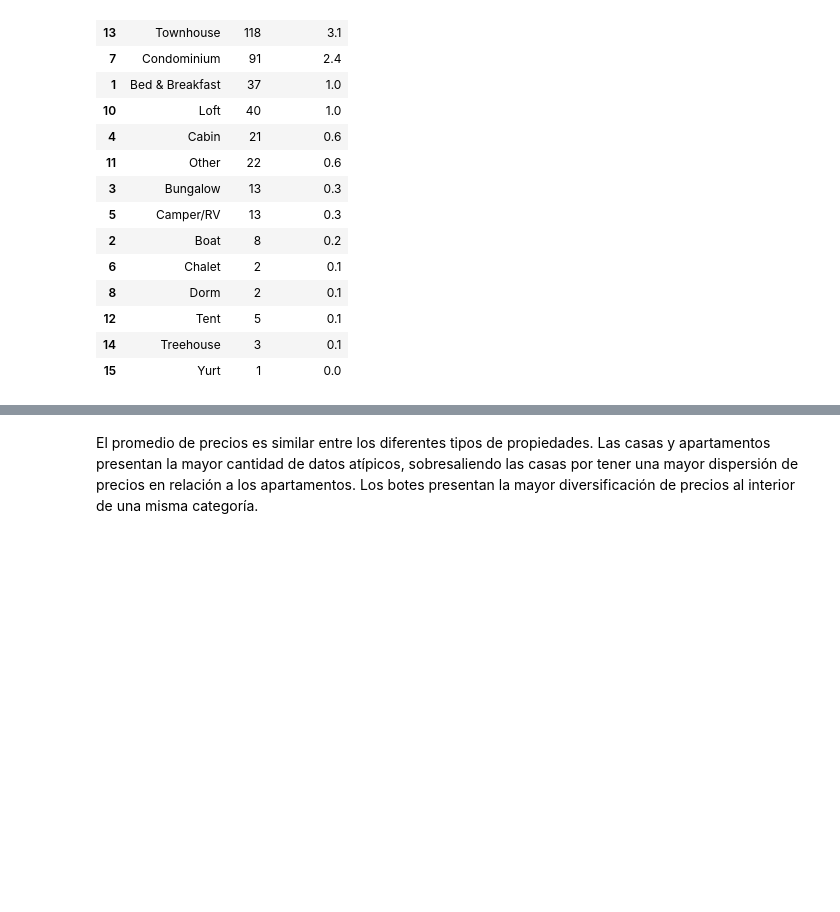
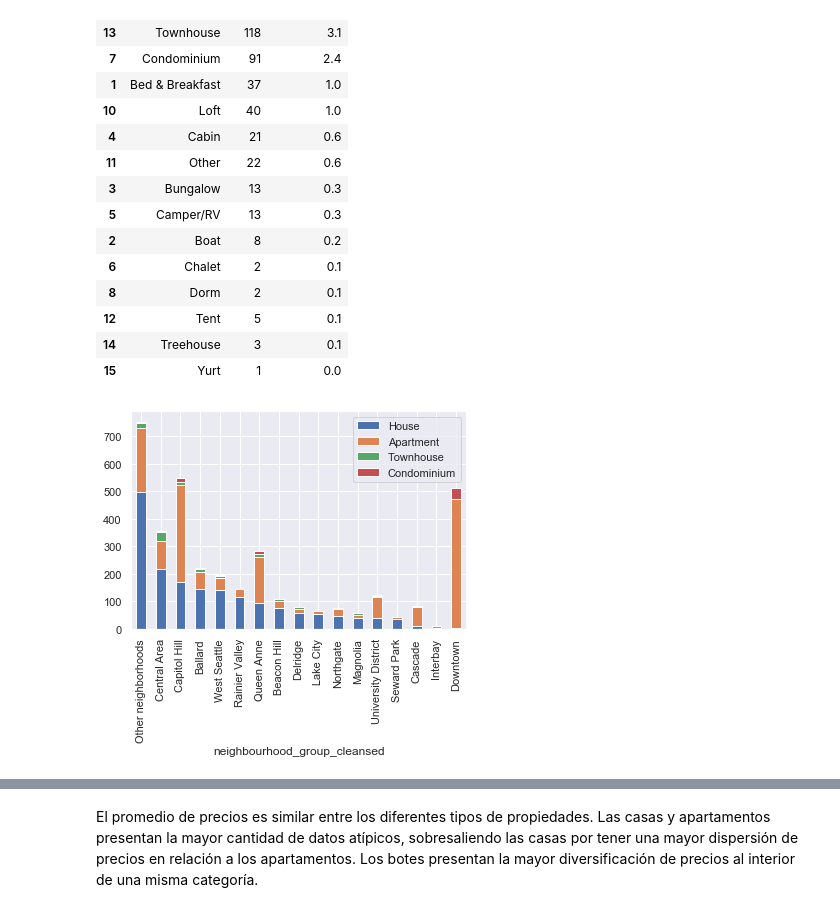
Before and after one commit to anmarphy/Airbnb-Deep-Learning-Pricing-Model, a Jupyter notebook: Part_I.ipynb, the cells around one changed output, grey strips where cells are left out. Cells and saved outputs as stored; diff of their text form; code cells hidden in the pictures; blank space fills up the shorter version.

```diff
--- a/Part_I.ipynb
+++ b/Part_I.ipynb
@@ -119,3 +119,12 @@ pivot1.sort_values('percentage', ascending=False)
 | 12 | Tent | 5 | 0.1 |
 | 14 | Treehouse | 3 | 0.1 |
 | 15 | Yurt | 1 | 0.0 |
+# %%
+pivot = listings.pivot_table(index=['neighbourhood_group_cleansed'], columns=['property_type'],values=['id'], aggfunc='count', margins=False).fillna(0)
+pivot.columns = pivot.columns.droplevel(0) #Remover el indice multilevel en las columnas
+pivot = pivot.rename_axis(None, axis=1)
+pivot=pivot.sort_values("House", ascending=False)
+pivot[["House", "Apartment", "Townhouse", 'Condominium']].plot(kind="bar", stacked=True)
+plt.show()
+# %% [output]
+[figure, added]
```
Also changed, not shown: parts of 7 cells of this notebook.
